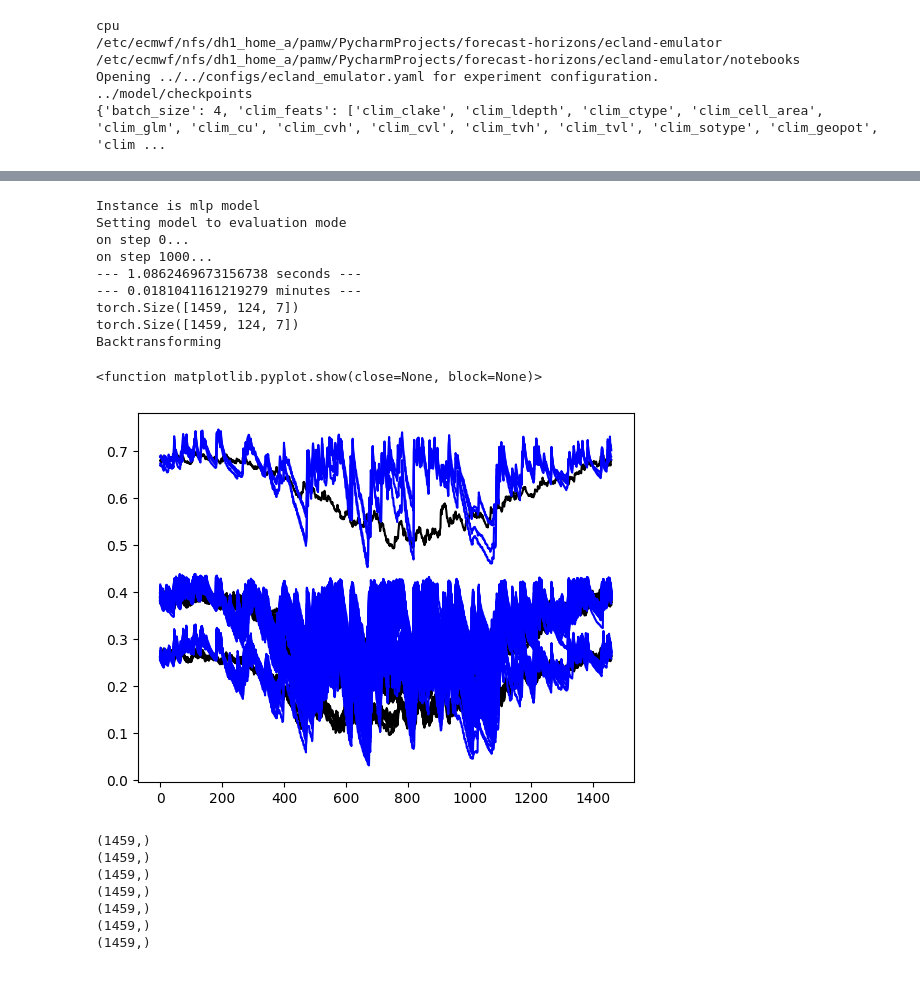
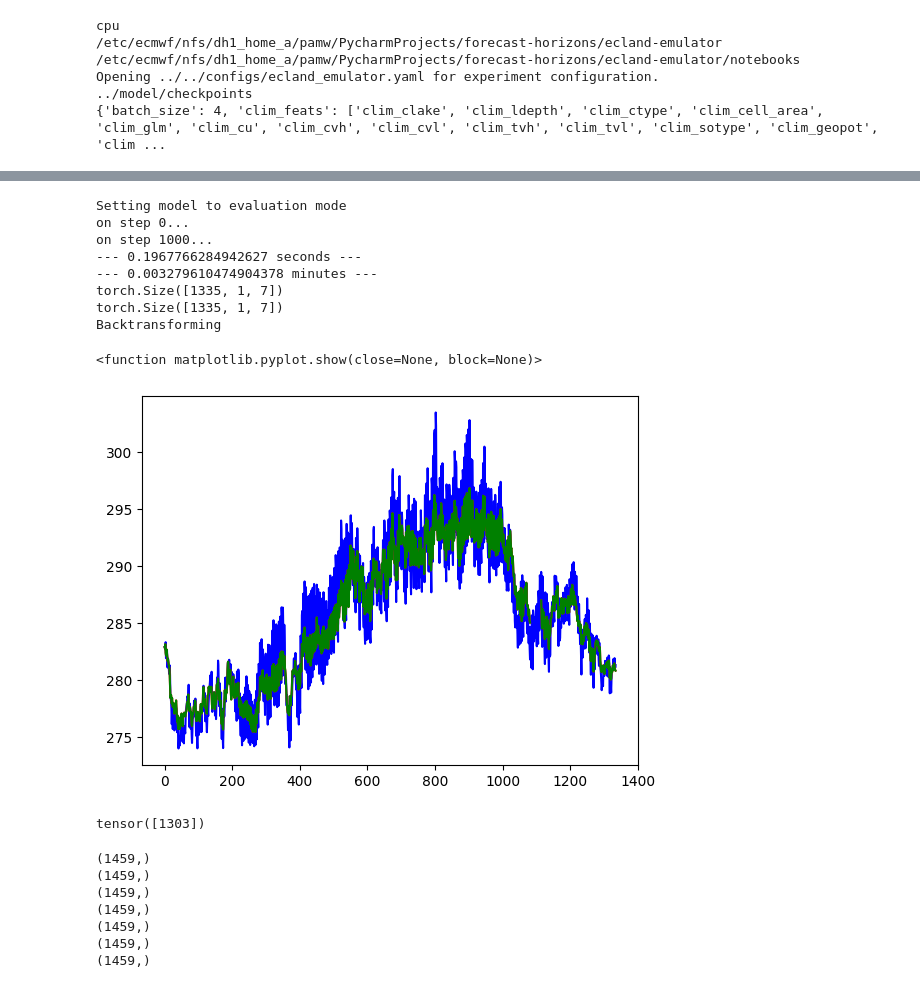
Before and after one commit to MWesselkamp/forecast-horizons, a Jupyter notebook: ecland-emulator/notebooks/evaluation_template.ipynb, the cells around one changed output, grey strips where cells are left out. Drawn from its saved outputs; the diff is of its cells as text; code cells hidden in the pictures.

```diff
--- a/ecland-emulator/notebooks/evaluation_template.ipynb
+++ b/ecland-emulator/notebooks/evaluation_template.ipynb
@@ -90,0 +102,13 @@ Continue training model:  ../model/checkpoints/last.ckpt
+# %%
+print(CONFIG['targets_eval'])
+print(dataset.targ_lst)
+print(Y_prog)
+
+matching_indices = [i for i, val in enumerate(dataset.targ_lst) if val in CONFIG['targets_eval']]
+print(matching_indices)
+
+station_data_transformed = dataset.prog_transform(station_data, means=dataset.y_prog_means[matching_indices], stds=dataset.y_prog_stdevs[matching_indices])
+
+print(station_data_transformed)
+print(station_data_transformed.shape)
+station_data_transformed[:len(Y_prog)] == Y_prog[...,matching_indices]
@@ -90,0 +146,6 @@ Continue training model:  ../model/checkpoints/last.ckpt
+# %%
+Y_prog_hybrid = Y_prog
+Y_prog_hybrid[...,matching_indices] = station_data_transformed[:Y_prog.shape[0]]
+Y_prog_inv = dataset.prog_inv_transform(Y_prog, means=dataset.y_prog_means, stds=dataset.y_prog_stdevs)
+
+Y_prog_hybrid == Y_prog
@@ -91,29 +166,32 @@ Continue training model:  ../model/checkpoints/last.ckpt
 # %%
-ForecastMLP = ForecastModule(model)
-X_static, X_met, Y_prog = ForecastMLP.get_test_data(dataset)
-climatology_mu, climatology_std = ForecastMLP.get_climatology(CONFIG['climatology_path'],
-                                                     targ_lst = CONFIG['targets_prog'])
-dynamic_features, dynamic_features_prediction = ForecastMLP.step_forecast(X_static, X_met, Y_prog)
+#climatology_mu, climatology_std = ForecastMLP.get_climatology(CONFIG['climatology_path'],
+#                                                     targ_lst = CONFIG['targets_prog'])
+dynamic_features, dynamic_features_prediction = ForecastMLP.step_forecast(X_static, X_met, Y_prog_hybrid)
 # %% [output]
-Instance is mlp model
 Setting model to evaluation mode
 on step 0...
 on step 1000...
---- 1.0862469673156738 seconds ---
---- 0.0181041161219279 minutes ---
-torch.Size([1459, 124, 7])
-torch.Size([1459, 124, 7])
+--- 0.1967766284942627 seconds ---
+--- 0.003279610474904378 minutes ---
+torch.Size([1335, 1, 7])
+torch.Size([1335, 1, 7])
 Backtransforming
 # %%
-climatology_mu.shape
-climatology = climatology_mu[:len(dynamic_features), :, 0]
+#climatology_mu.shape
+#climatology = climatology_mu[:len(dynamic_features), :, 0]
 
-plt.plot(climatology, color = "black")
-plt.plot(dynamic_features_prediction[:,:,0], color = "blue")
+#plt.plot(climatology, color = "black")
+plt.plot(dynamic_features_prediction[:,:,3], color = "blue", label = "ailand")
+plt.plot(dynamic_features[:,:,3], color = "red", label = "observations")
+plt.plot(Y_prog_inv[:,:,3], color = "green", label = "ecland")
 plt.show
 # %% [output]
 <function matplotlib.pyplot.show(close=None, block=None)>
-[figure, old version]
+[figure, new version]
+# %%
+sum(dynamic_features[:,:,3] == Y_prog_inv[:,:,3])
+# %% [output]
+tensor([1303])
 # %%
 
 climatology = climatology_mu[:len(dynamic_features)]
```
Also changed, not shown: parts of 8 cells of this notebook, 4 other files.
